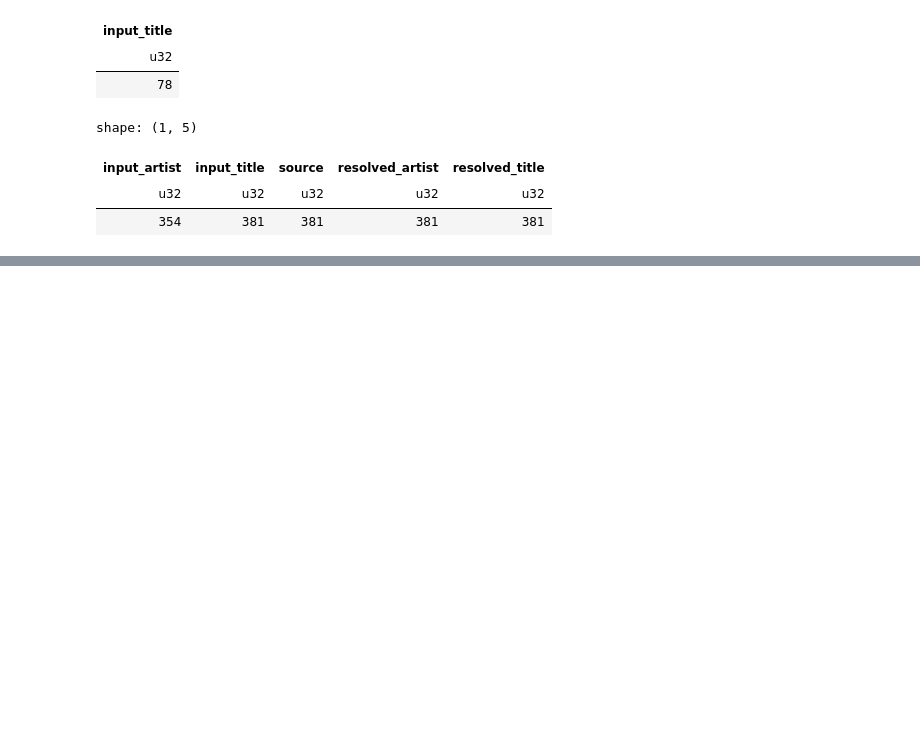
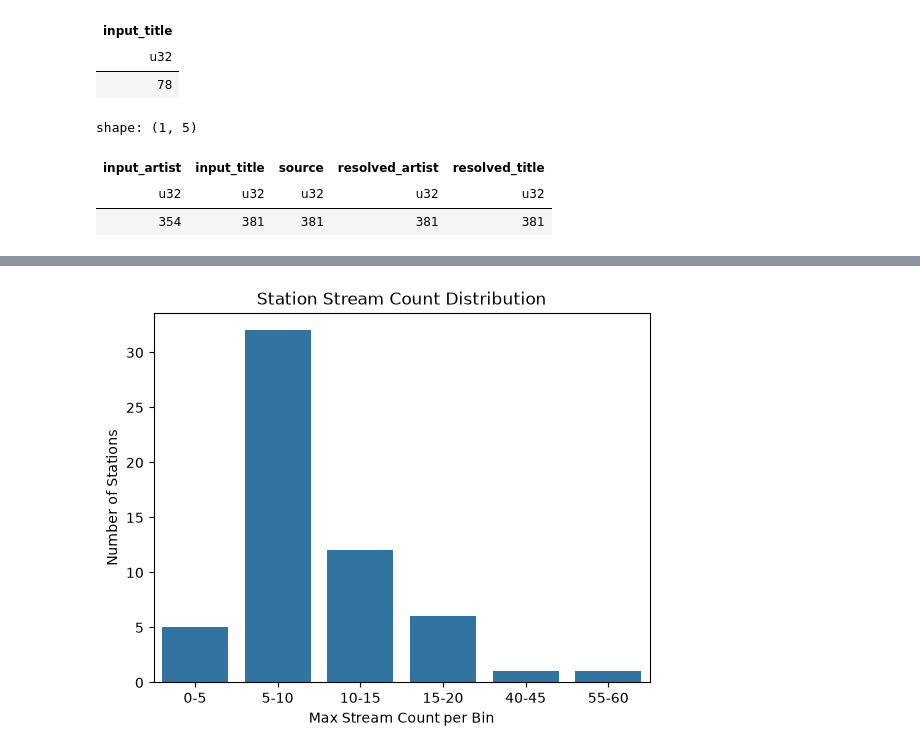
Before and after one commit to Viggyz/music-segmenter, a Jupyter notebook: notebooks/title_analysis.ipynb, the cells around one changed output, grey strips where cells are left out. Drawn from its saved outputs; the diff is of its cells as text; code cells hidden in the pictures; blank space fills up the shorter version.

```diff
--- a/notebooks/title_analysis.ipynb
+++ b/notebooks/title_analysis.ipynb
@@ -239,0 +222,3 @@ shape: (12, 10)
+# %%
+stream_titles = pl.read_csv("../test_outputs/stream_titles.csv")
+stream_titles
@@ -239,0 +257,27 @@ shape: (12, 10)
+# %%
+import polars as pl
+
+bucket_size = 5
+
+bucketed = (
+    stream_titles
+    .group_by("station_name")
+    .len()
+    # 1. Calculate numeric start boundary (e.g., 0, 5, 10, 15)
+    .with_columns(
+        bucket_start=(pl.col("len") // bucket_size) * bucket_size
+    )
+    # 2. Format string label: "0-5", "5-10", "10-15"
+    .with_columns(
+        bucket=pl.format("{}-{}", pl.col("bucket_start"), pl.col("bucket_start") + bucket_size)
+    )
+    # 3. Group by both numeric start and string label
+    .group_by("bucket_start", "bucket")
+    .agg(count=pl.len())
+    # 4. Sort numerically by bucket_start
+    .sort("bucket_start")
+    # 5. Clean up output columns
+    .select("bucket", "count")
+)
+
+print(bucketed)
@@ -239,0 +298,11 @@ shape: (12, 10)
+# %%
+import seaborn as sns
+import matplotlib.pyplot as plt
+
+sns.barplot(data=bucketed, x="bucket", y="count")
+plt.xlabel("Max Stream Count per Bin")
+plt.ylabel("Number of Stations")
+plt.title("Station Stream Count Distribution")
+plt.show()
+# %% [output]
+[figure, added]
```
Also changed, not shown: parts of 20 cells of this notebook, 4 other files.
